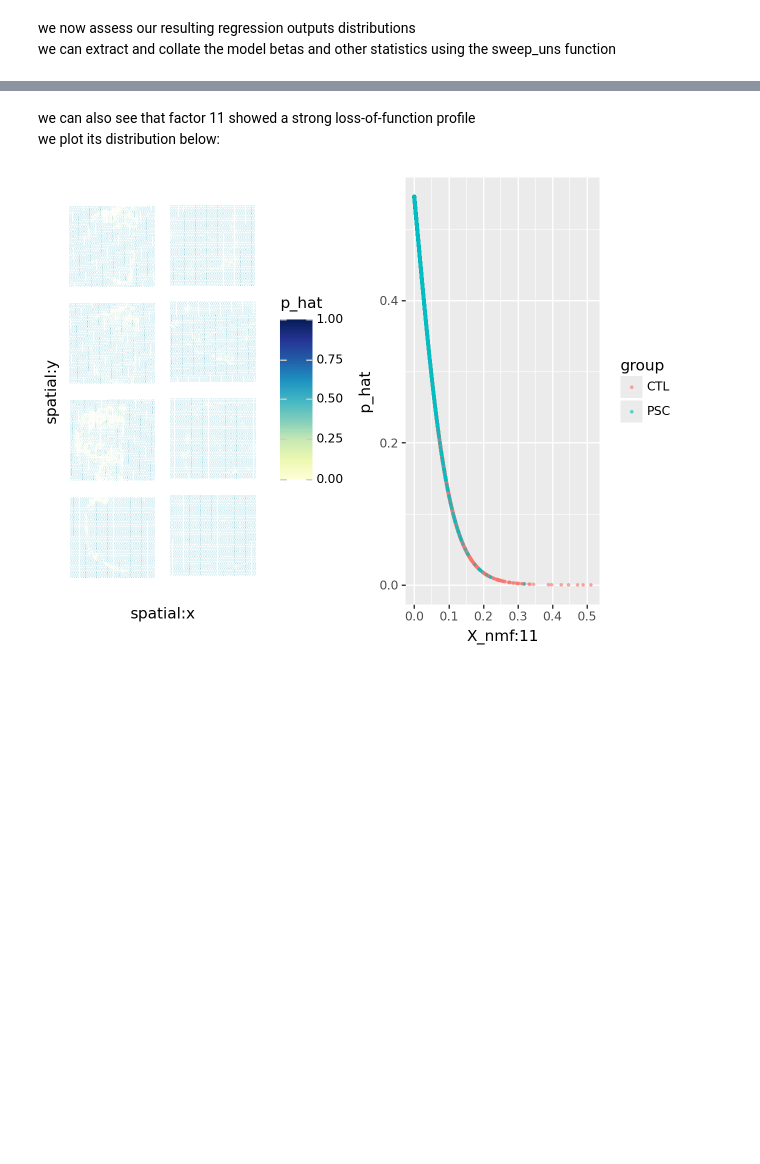
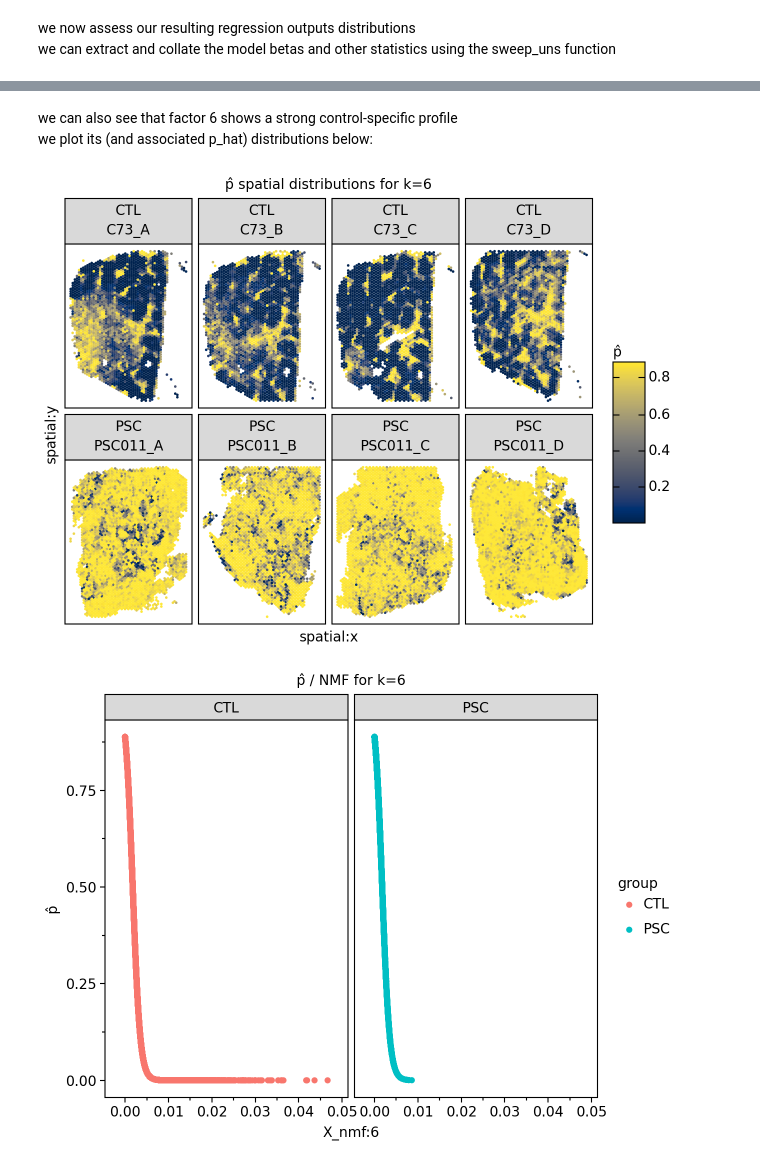
Before and after one commit to goeva-lab/spatialPeeler, a Jupyter notebook: demo/demo-psc.ipynb, the cells around one changed output, grey strips where cells are left out. Drawn from its saved outputs; the diff is of its cells as text; code cells hidden in the pictures; blank space fills up the shorter version.

```diff
--- a/demo/demo-psc.ipynb
+++ b/demo/demo-psc.ipynb
@@ -127,7 +164,10 @@ pl_k_sp(psc, 4).show()
 # %% [markdown]
-we can also see that factor 11 showed a strong loss-of-function profile \
-we plot its distribution below:
+we can also see that factor 6 shows a strong control-specific profile \
+we plot its (and associated p_hat) distributions below:
-# %%
-pl_k_sp(psc, 11).show()
-# %% [output]
-[figure, removed]
+# %%
+for k in [6]:
+    for p in pl_k_sp(psc, k):
+        p.show()
+# %% [output]
+[figure, added]
+[figure, added]
```
Also changed, not shown: parts of 10 cells of this notebook, 6 other files.
